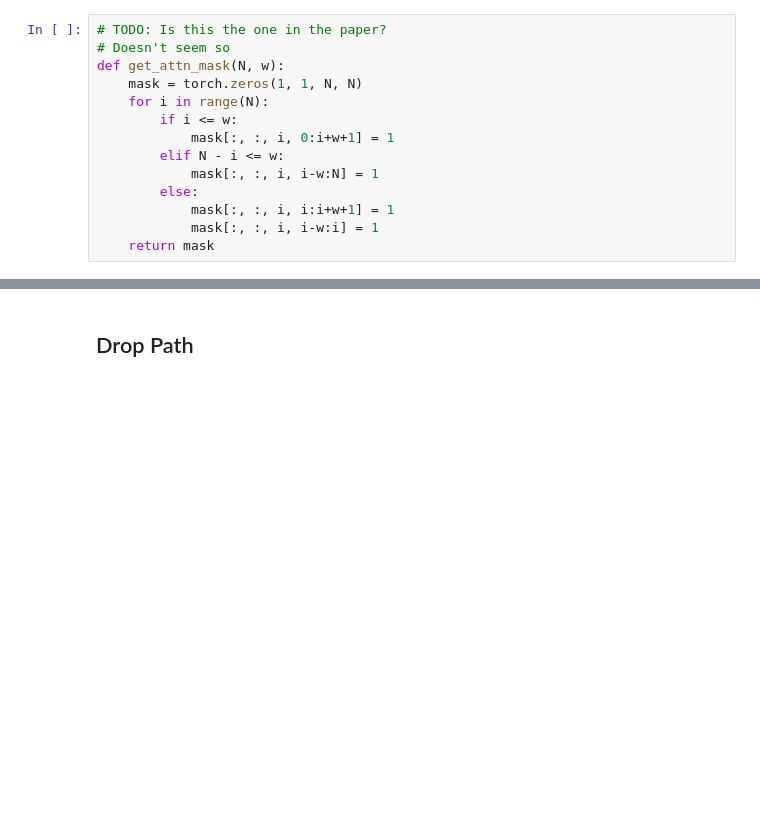
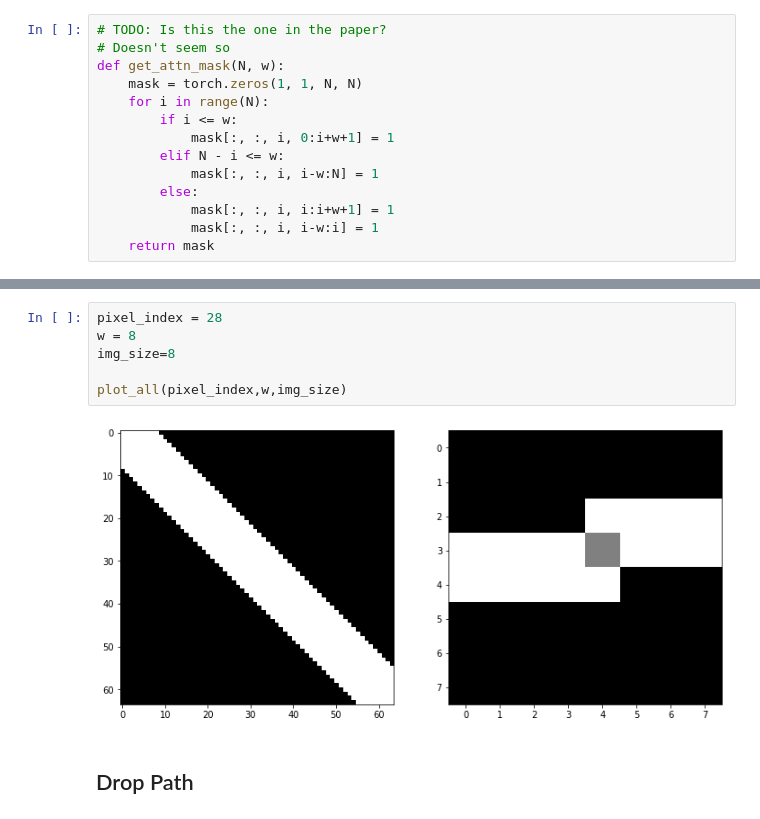
Before and after one commit to azfarkhoja305/GANs, a Jupyter notebook: Transformer_Generator.ipynb, the cells around one changed output, grey strips where cells are left out. Saved outputs shown, nothing was run; the diff lists cells and outputs as text; blank space fills up the shorter version.

```diff
--- a/Transformer_Generator.ipynb
+++ b/Transformer_Generator.ipynb
@@ -64,3 +88,11 @@ plt.imshow(mask.squeeze(), cmap='gray')
+# %%
+pixel_index = 28
+w = 8
+img_size=8
+
+plot_all(pixel_index,w,img_size)
+# %% [output]
+[figure, added]
 # %% [markdown]
 ## Drop Path
 # %%
```
Also changed, not shown: parts of 10 cells of this notebook.
